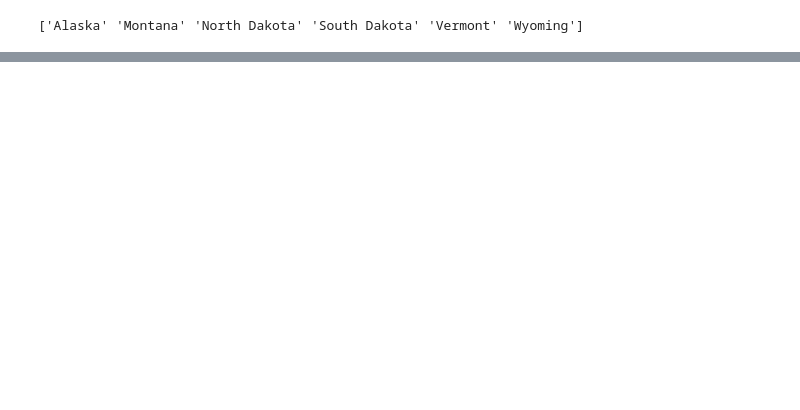
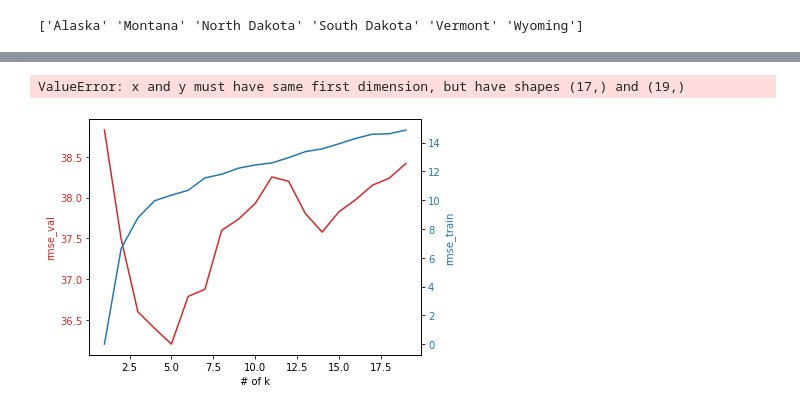
Before and after one commit to JumjieYang/COVID19-ML, a Jupyter notebook: predict.ipynb, the cells around one changed output, grey strips where cells are left out. Saved outputs shown, nothing was run; the diff lists cells and outputs as text; code cells hidden in the pictures; blank space fills up the shorter version.

```diff
--- a/predict.ipynb
+++ b/predict.ipynb
@@ -128,0 +64,60 @@ plt.plot(range(3,20),score_list)
+# %%
+X = df.iloc[:,2:-1]
+y = df.iloc[:,-1]
+group = df.region_name.astype("category").cat.codes
+group_kfold = GroupKFold(6)
+
+rmse = np.empty(19)
+rmse_train = np.empty(19)
+for k in range(1,20):
+    res = cross_validate(DTR(max_depth=k,random_state=10), X, y, scoring='neg_root_mean_squared_error', groups=group, cv=group_kfold, return_train_score=True)
+    rmse[k-1] = res['test_score'].mean() *(-1)
+    rmse_train[k-1] = res['train_score'].mean() *(-1)
+fig, ax1 = plt.subplots()
+color = 'tab:red'
+ax1.set_xlabel('# of k')
+ax1.set_ylabel('rmse_val', color=color)
+ax1.plot(range(1,20),rmse, color=color)
+ax1.tick_params(axis='y', labelcolor=color)
+
+ax2 = ax1.twinx()  # instantiate a second axes that shares the same x-axis
+
+color = 'tab:blue'
+ax2.set_ylabel('rmse_train', color=color)  # we already handled the x-label with ax1
+ax2.plot(range(1,20),rmse_train, color=color)
+ax2.tick_params(axis='y', labelcolor=color)
+
+fig.tight_layout()  # otherwise the right y-label is slightly clipped
+plt.show()
+# %% [output]
+ValueError: x and y must have same first dimension, but have shapes (17,) and (19,)
+# %%
+score_list = []
+score_list_train = []
+train = df.loc[df['date'] < '2020-08-10']
+val = df.loc[df['date'] >= '2020-08-10']
+for k in range(1,20):
+    knn = KNN(k)
+    knn.fit(train.iloc[:,2:-1],train.iloc[:,-1])
+    y_pred = knn.predict(val.iloc[:,2:-1])
+    y_train = knn.predict(train.iloc[:,2:-1])
+    score_list.append(sqrt(metrics.mean_squared_error(val.iloc[:,-1],y_pred)))
+    score_list_train.append(sqrt(metrics.mean_squared_error(train.iloc[:,-1],y_train)))
+fig, ax1 = plt.subplots()
+color = 'tab:red'
+ax1.set_xlabel('# of k')
+ax1.set_ylabel('rmse_val', color=color)
+ax1.plot(range(1,20),score_list, color=color)
+ax1.tick_params(axis='y', labelcolor=color)
+
+ax2 = ax1.twinx()  # instantiate a second axes that shares the same x-axis
+
+color = 'tab:blue'
+ax2.set_ylabel('rmse_train', color=color)  # we already handled the x-label with ax1
+ax2.plot(range(1,20),score_list_train, color=color)
+ax2.tick_params(axis='y', labelcolor=color)
+
+fig.tight_layout()  # otherwise the right y-label is slightly clipped
+plt.show()
+# %% [output]
+[figure, added]
```
Also changed, not shown: parts of 10 cells of this notebook.
